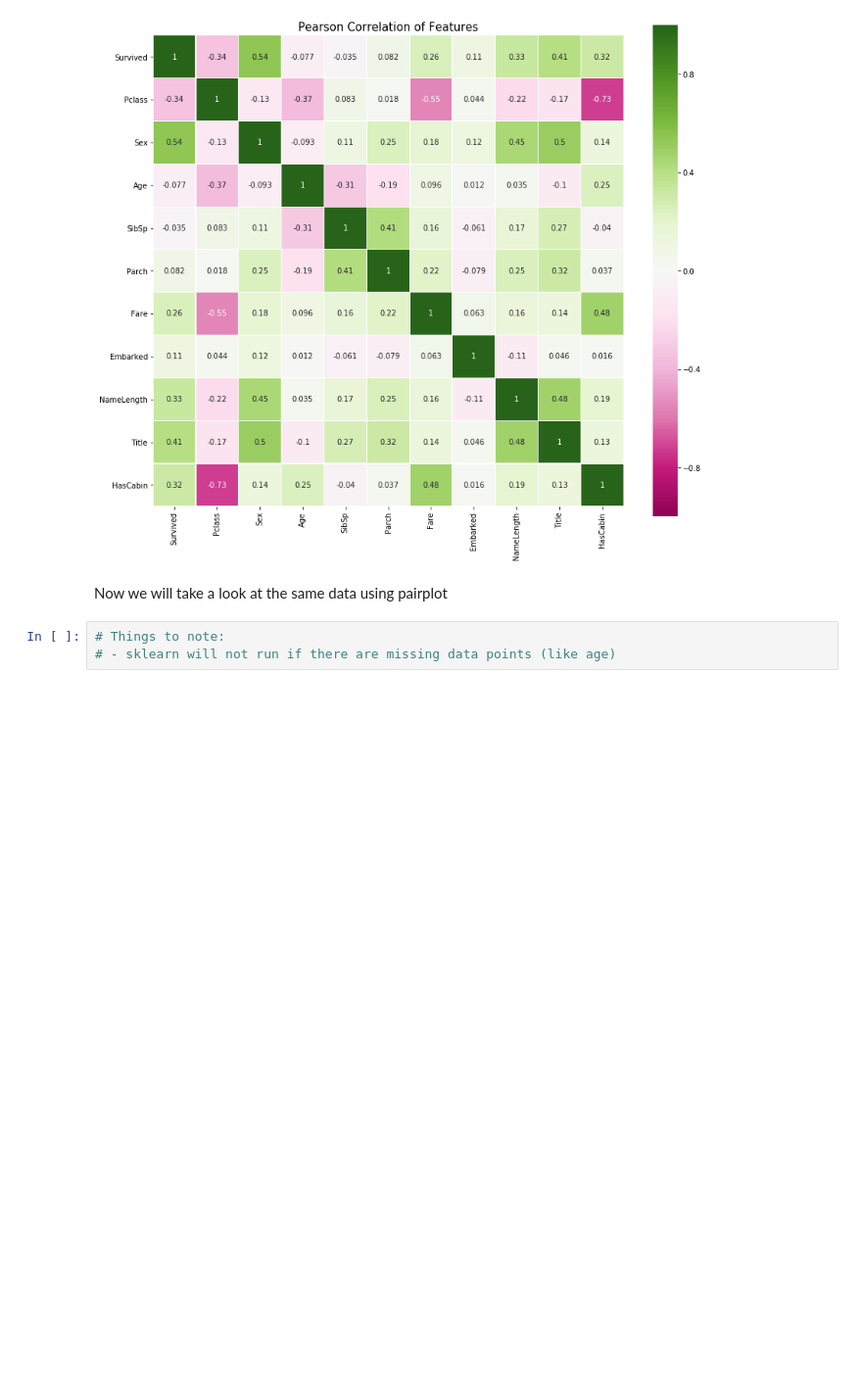
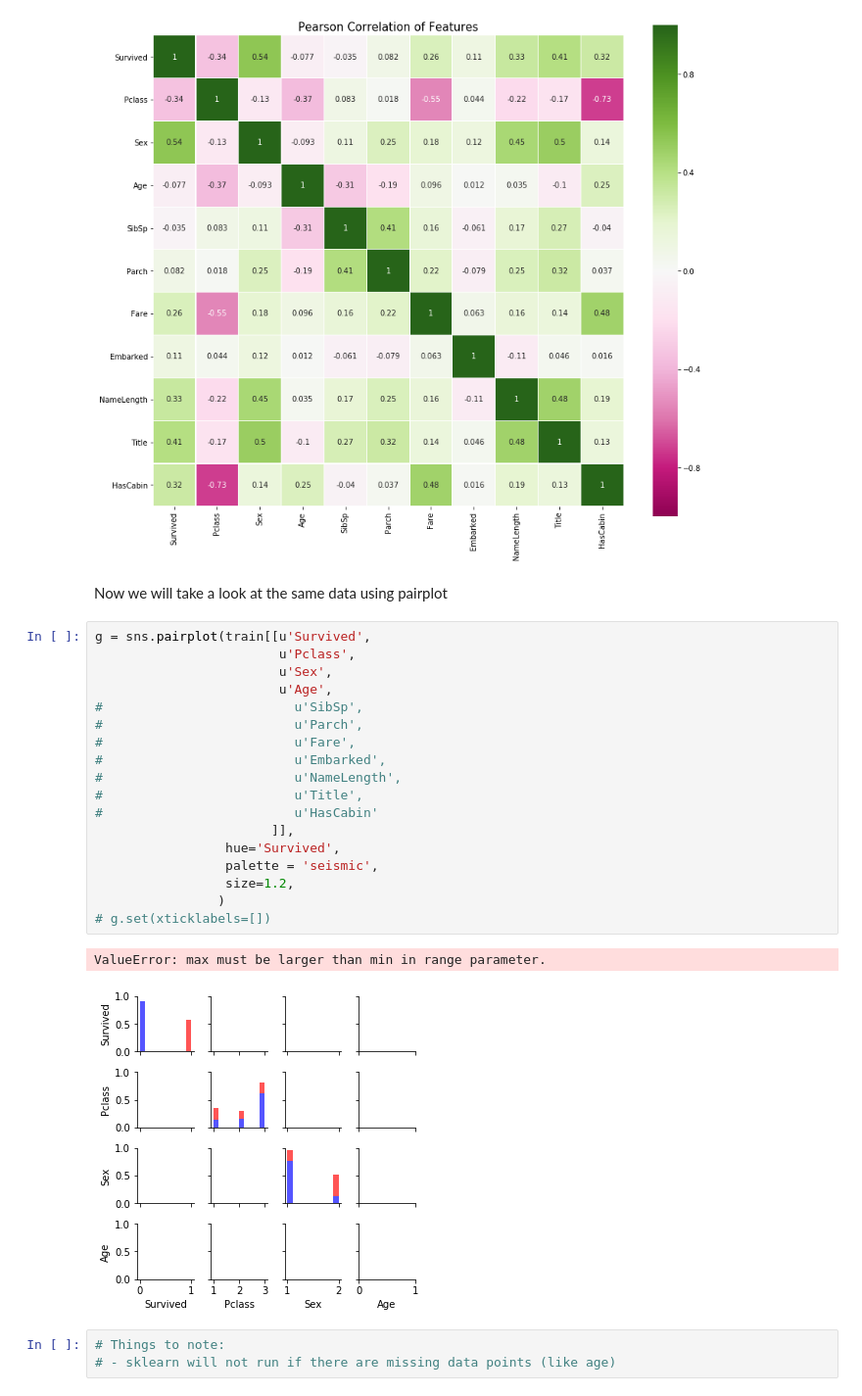
Before and after one commit to danjpark/python-titanic, a Jupyter notebook: TitanicDataDiscoveryTransformation.ipynb, the cells around one changed output. Shown at 98% size. Cells and saved outputs as stored; diff of their text form; blank space fills up the shorter version.

```diff
--- a/TitanicDataDiscoveryTransformation.ipynb
+++ b/TitanicDataDiscoveryTransformation.ipynb
@@ -292,6 +384,27 @@ sns.heatmap(train.astype(float).corr(),
 [figure]
 # %% [markdown]
 Now we will take a look at the same data using pairplot
+# %%
+g = sns.pairplot(train[[u'Survived',
+                        u'Pclass',
+                        u'Sex',
+                        u'Age',
+#                         u'SibSp',
+#                         u'Parch',
+#                         u'Fare',
+#                         u'Embarked',
+#                         u'NameLength',
+#                         u'Title',
+#                         u'HasCabin'
+                       ]],
+                 hue='Survived',
+                 palette = 'seismic',
+                 size=1.2,
+                )
+# g.set(xticklabels=[])
+# %% [output]
+ValueError: max must be larger than min in range parameter.
+[figure, added]
 # %%
 # Things to note:
 # - sklearn will not run if there are missing data points (like age)
```
Also changed, not shown: parts of 10 cells of this notebook.
